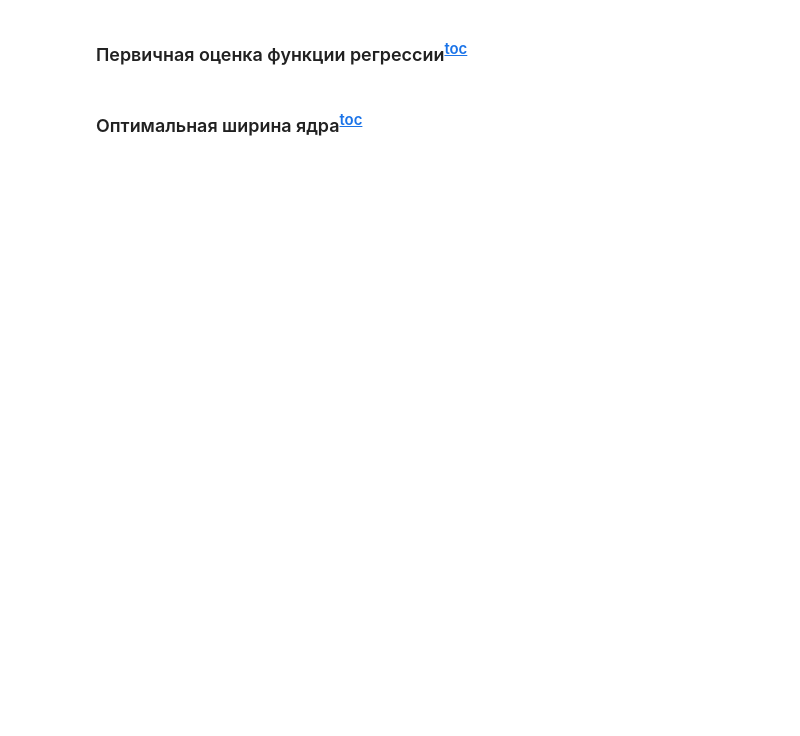
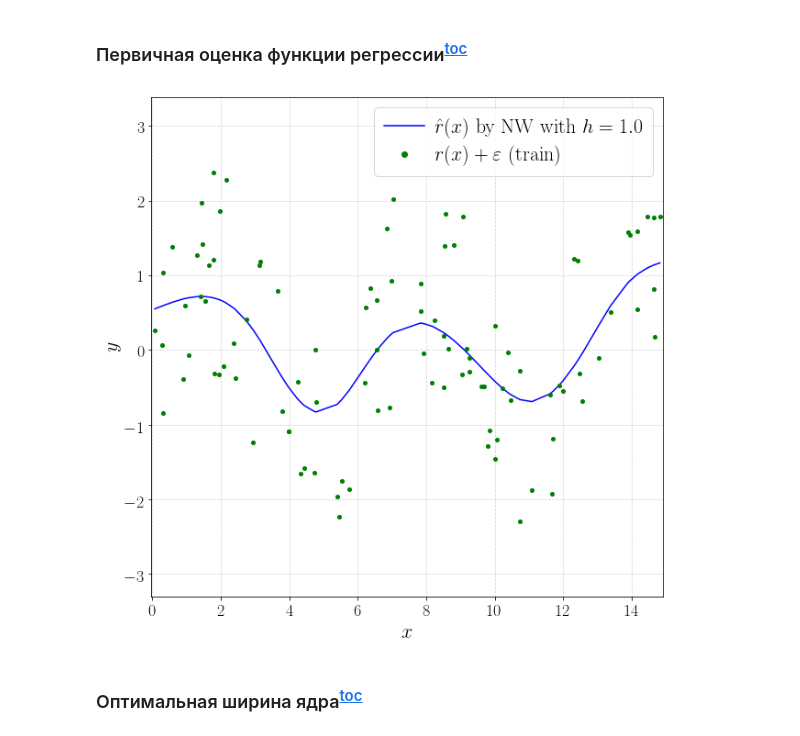
Before and after one commit to siri3us/ASML, a Jupyter notebook: notebooks/seminar_06_nonparametric.ipynb, the cells around one changed output. Drawn from its saved outputs; the diff is of its cells as text; code cells hidden in the pictures; blank space fills up the shorter version.

```diff
--- a/notebooks/seminar_06_nonparametric.ipynb
+++ b/notebooks/seminar_06_nonparametric.ipynb
@@ -499,7 +514,18 @@ def gaussian_kernel_estimated_risk(samples, bandwidth):
     :rtype: float
     :returns: Estimated risk value.
     """
-    assert False
+    X = samples
+    h = bandwidth
+    n = len(X)
+    Jh = 0
+    Xi = X[None, :]
+    Xj = X[:, None]
+    points = (Xi - Xj) / h
+    Jh = np.sum(stats.norm.pdf(points, loc=0, scale=np.sqrt(2))) -\
+        2 * np.sum(stats.norm.pdf(points, loc=0, scale=1))
+    Jh /= h * n**2
+    Jh += 2. / (h * n) * stats.norm.pdf(0, loc=0, scale=1)
+    return Jh
 # %% [markdown]
 <a id='kernel_pdf_ex1'></a>
 ### Simple 1D Kernel Density Estimation<sup>[toc](#toc)<sup>
@@ -839,19 +919,21 @@ permutation = np.argsort(X)
 X = X[permutation]
 Y = Y[permutation]
 # %%
-bandwidth = 1
+bandwidth = 1.
 nw_regressor = NadarayaWatsonRegressor(GaussianKernel(), bandwidth)
 nw_regressor.fit(X, Y)
 Y_pred = nw_regressor.predict(X)
-plt.figure(figsize=(10, 8))
+plt.figure(figsize=(10, 10))
 plt.plot(X, Y_pred, color='b', label='$\hat{{r}}(x)$ by NW with $h = {}$'.format(bandwidth), zorder=2)
 plt.plot(X, Y, color='g', marker='o', markersize=4, linestyle='none', label=r'$r(x) + \varepsilon$ (train)',
          zorder=2)
 plt.legend()
 plt.xlabel('$x$'); plt.ylabel('$y$');
 plt.xlim([X.min() - 0.1, X.max() + 0.1])
-plt.ylim([Y.min() - 5, Y.max() + 5])
+plt.ylim([Y.min() - 1, Y.max() + 1])
 plt.grid(which='both', linestyle='--', alpha=0.5);
+# %% [output]
+[figure, added]
 # %% [markdown]
 <a id='ex_kernel_pdf_sin_opt'></a>
 ### Оптимальная ширина ядра<sup>[toc](#toc)</sup>
```
Also changed, not shown: parts of 29 cells of this notebook.
